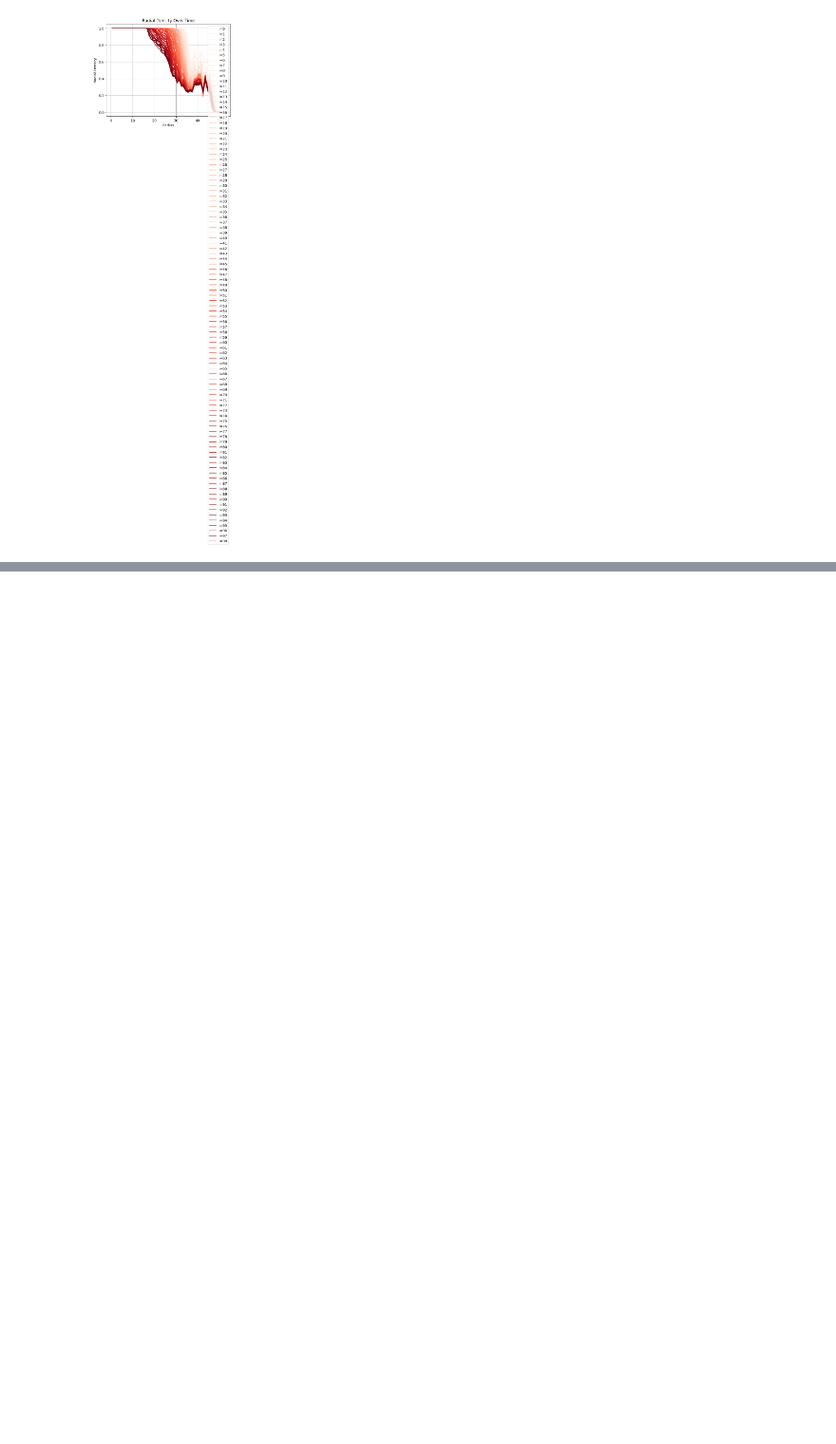
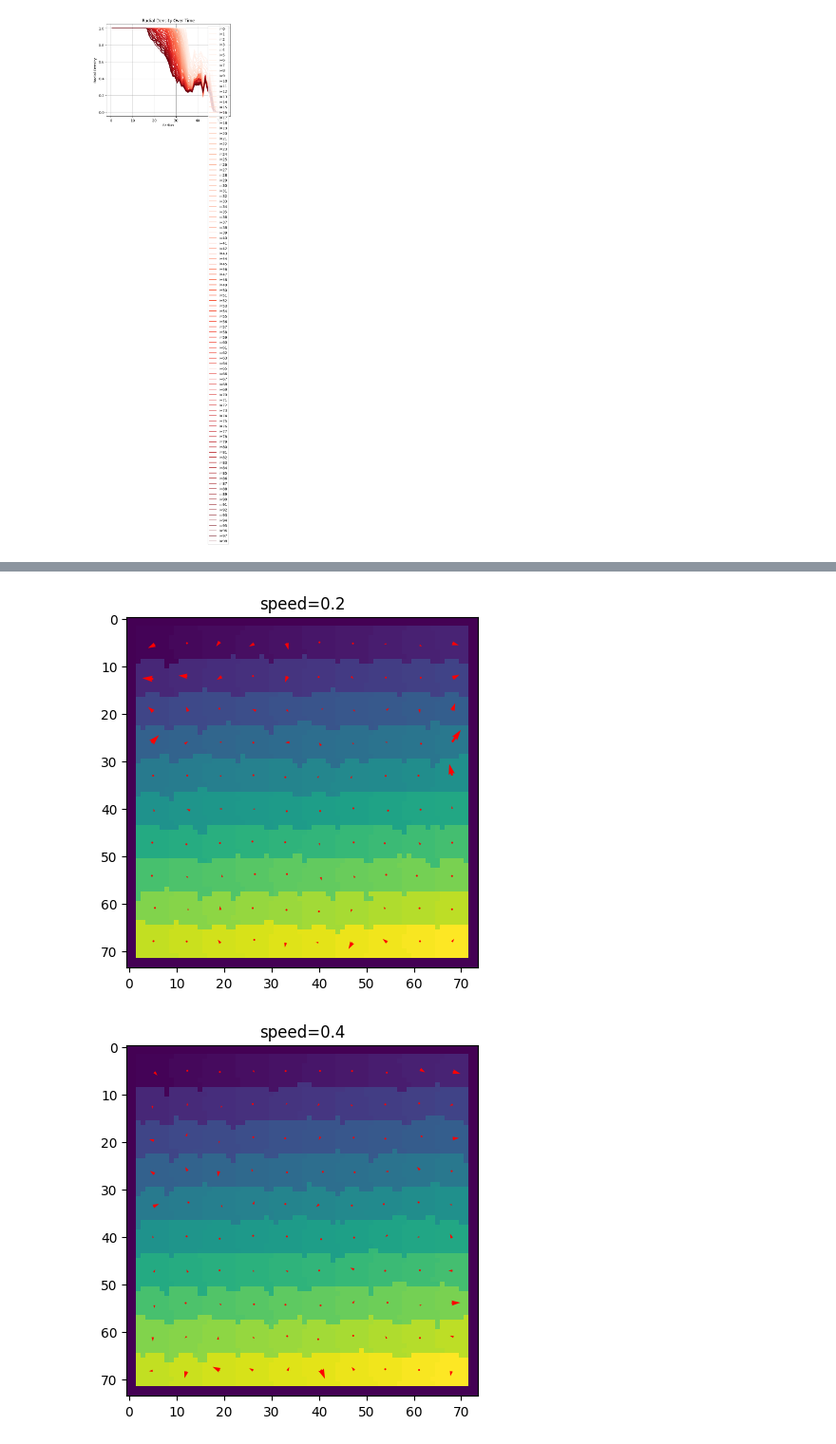
Before and after one commit to kav-kamath/MCF10A_collective_cell_migration, a Jupyter notebook: additional_plotting.ipynb, the cells around one changed output, grey strips where cells are left out. Shown at 95% size. Saved outputs shown, nothing was run; the diff lists cells and outputs as text; code cells hidden in the pictures; blank space fills up the shorter version.

```diff
--- a/additional_plotting.ipynb
+++ b/additional_plotting.ipynb
@@ -205,0 +199,9 @@ print(disp)
+# %%
+visualize_displacement(sim_res_k5[0].cell_states[0], sim_res_k5[0].cell_states[99], title="speed=0.2")
+visualize_displacement(sim_res_k5[1].cell_states[0], sim_res_k5[1].cell_states[99], title="speed=0.4")
+visualize_displacement(sim_res_k5[2].cell_states[0], sim_res_k5[2].cell_states[99], title="speed=0.6")
+visualize_displacement(sim_res_k5[3].cell_states[0], sim_res_k5[3].cell_states[99], title="speed=0.8")
+visualize_displacement(sim_res_k5[4].cell_states[0], sim_res_k5[4].cell_states[99], title="speed=1.0")
+# %% [output]
+[figure, added]
+[figure, added]
```
Also changed, not shown: parts of 5 cells of this notebook, 9 other files.
